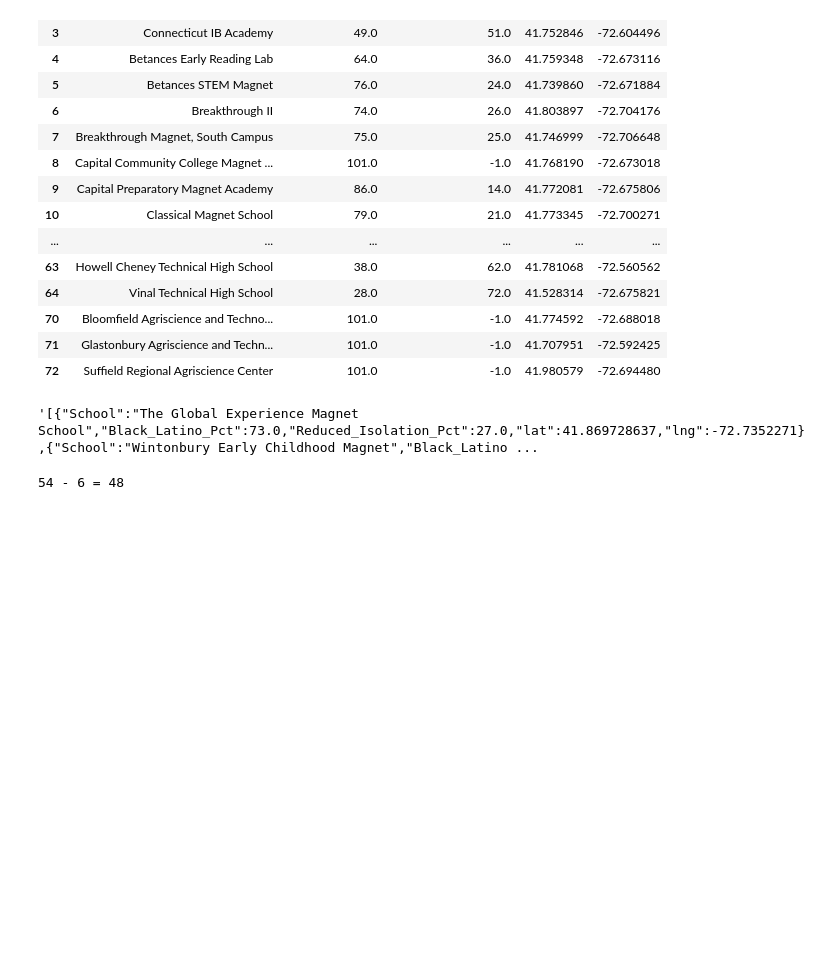
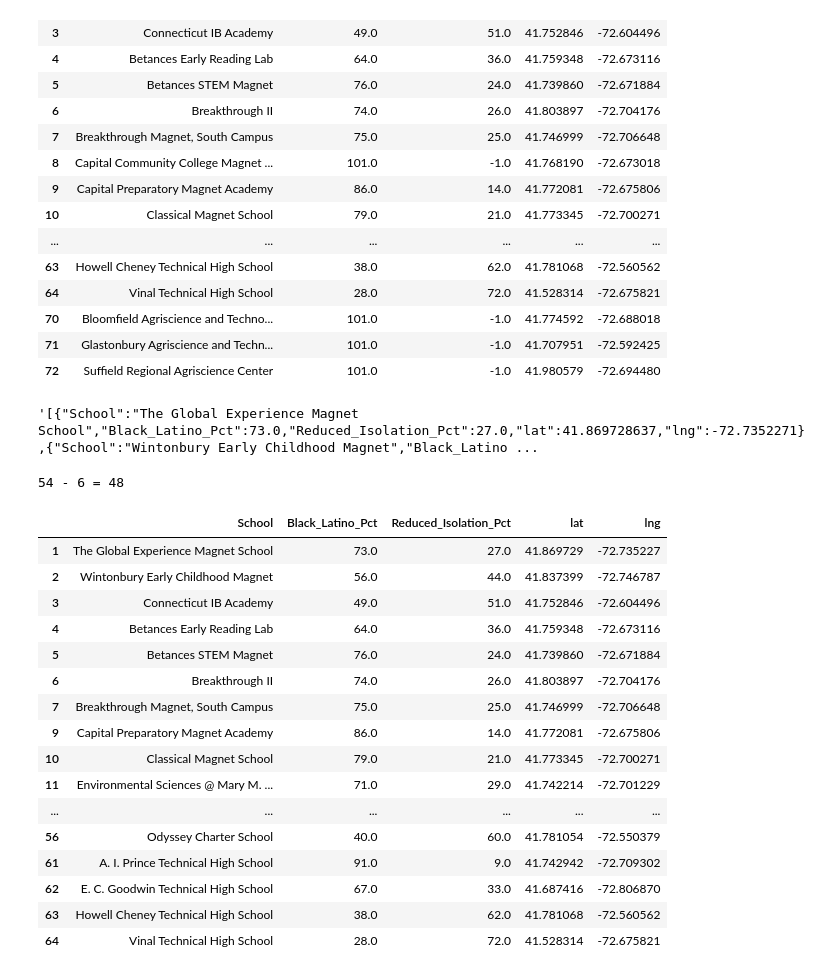
Before and after one commit to jakekara/sheff-data, a Jupyter notebook: Restructure of 2018 data.ipynb, the cells around one changed output. Cells and saved outputs as stored; diff of their text form; code cells hidden in the pictures; blank space fills up the shorter version.

```diff
--- a/Restructure of 2018 data.ipynb
+++ b/Restructure of 2018 data.ipynb
@@ -170,3 +176,23 @@ open("data/data_2018.js","w").write("var theJson = " + good_data.to_json(orient=
 
 # save it right to the viz folder
 open("viz/integratedSchools/data_2018.js","w").write("var theJson = " + good_data.to_json(orient="records") + ";")
+# %%
+good_data
+# %% [output]
+|  | School | Black_Latino_Pct | Reduced_Isolation_Pct | lat | lng |
+| 1 | The Global Experience Magnet School | 73.0 | 27.0 | 41.869729 | -72.735227 |
+| 2 | Wintonbury Early Childhood Magnet | 56.0 | 44.0 | 41.837399 | -72.746787 |
+| 3 | Connecticut IB Academy | 49.0 | 51.0 | 41.752846 | -72.604496 |
+| 4 | Betances Early Reading Lab | 64.0 | 36.0 | 41.759348 | -72.673116 |
+| 5 | Betances STEM Magnet | 76.0 | 24.0 | 41.739860 | -72.671884 |
+| 6 | Breakthrough II | 74.0 | 26.0 | 41.803897 | -72.704176 |
+| 7 | Breakthrough Magnet, South Campus | 75.0 | 25.0 | 41.746999 | -72.706648 |
+| 9 | Capital Preparatory Magnet Academy | 86.0 | 14.0 | 41.772081 | -72.675806 |
+| 10 | Classical Magnet School | 79.0 | 21.0 | 41.773345 | -72.700271 |
+| 11 | Environmental Sciences @ Mary M. ... | 71.0 | 29.0 | 41.742214 | -72.701229 |
+| ... | ... | ... | ... | ... | ... |
+| 56 | Odyssey Charter School | 40.0 | 60.0 | 41.781054 | -72.550379 |
+| 61 | A. I. Prince Technical High School | 91.0 | 9.0 | 41.742942 | -72.709302 |
+| 62 | E. C. Goodwin Technical High School | 67.0 | 33.0 | 41.687416 | -72.806870 |
+| 63 | Howell Cheney Technical High School | 38.0 | 62.0 | 41.781068 | -72.560562 |
+| 64 | Vinal Technical High School | 28.0 | 72.0 | 41.528314 | -72.675821 |
```
Also changed, not shown: parts of 2 cells of this notebook, 23 other files.
